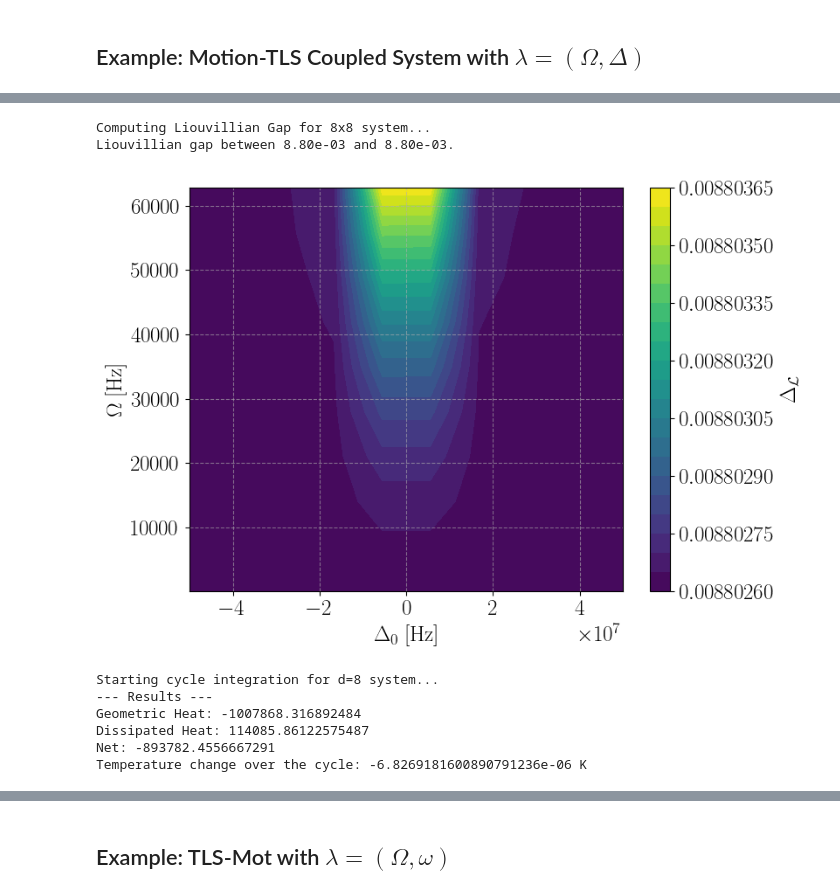
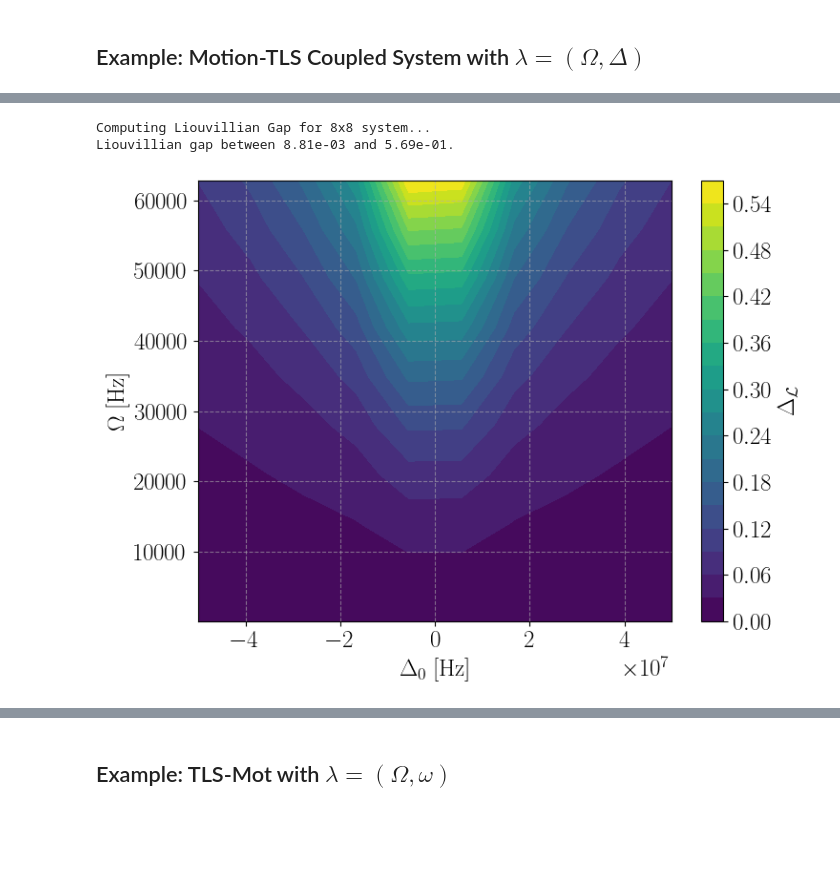
Before and after one commit to JGarwola/Cooling-Rubidium-atoms, a Jupyter notebook: Rb73_atom.ipynb, the cells around one changed output, grey strips where cells are left out. Drawn from its saved outputs; the diff is of its cells as text; code cells hidden in the pictures; blank space fills up the shorter version.

```diff
--- a/Rb73_atom.ipynb
+++ b/Rb73_atom.ipynb
@@ -217,49 +228,33 @@ def diss_ex1(r):
         return diss_motion_tls(r)(delta_0, omega_rabi, 2 * np.pi * 500)
     return func
 
-p1_grid_mtls, p2_grid_mtls, curvature_mtls, max_val_mtls = old_heat_curvature(
-    H_ex1, H_ref_ex1, diss_ex1,
-    ranges=[Delta0_range, Omega_range],
-    points=10
-)
+# p1_grid_mtls, p2_grid_mtls, curvature_mtls, max_val_mtls = old_heat_curvature(
+#     H_ex1, H_ref_ex1, diss_ex1,
+#     ranges=[Delta0_range, Omega_range],
+#     points=10
+# )
 
-# Plot Heat Curvature
-fig = plt.figure(figsize=(8, 6))
-ax = fig.add_axes([0.1, 0.08, 0.8, 0.75])
-cp = ax.contourf(p1_grid_mtls, p2_grid_mtls, curvature_mtls, levels=20, cmap='coolwarm')
-cax = fig.add_axes([0.1, 0.87, 0.8, 0.05])
-mantissa, exp = f"{max_val_mtls:.2e}".split('e')
-cbar = fig.colorbar(cp, cax=cax, orientation='horizontal',
-    label=rf'$\mathcal{{F}}^Q \times {mantissa} \times 10^{{{int(exp)}}} \; \mathrm{{[J/Hz^2]}}$')
-cbar.ax.xaxis.set_label_position('top')
-cbar.ax.xaxis.tick_top()
-ax.set_xlabel(r'$\Delta_0 \; \mathrm{[Hz]}$')
-ax.set_ylabel(r'$\Omega \; \mathrm{[Hz]}$')
-plt.savefig('figures/motion_tls_Delta_Omega.pdf', bbox_inches='tight')
-plt.show()
+# # Plot Heat Curvature
+# fig = plt.figure(figsize=(8, 6))
+# ax = fig.add_axes([0.1, 0.08, 0.8, 0.75])
+# cp = ax.contourf(p1_grid_mtls, p2_grid_mtls, curvature_mtls, levels=20, cmap='coolwarm')
+# cax = fig.add_axes([0.1, 0.87, 0.8, 0.05])
+# mantissa, exp = f"{max_val_mtls:.2e}".split('e')
+# cbar = fig.colorbar(cp, cax=cax, orientation='horizontal',
+#     label=rf'$\mathcal{{F}}^Q \times {mantissa} \times 10^{{{int(exp)}}} \; \mathrm{{[J/Hz^2]}}$')
+# cbar.ax.xaxis.set_label_position('top')
+# cbar.ax.xaxis.tick_top()
+# ax.set_xlabel(r'$\Delta_0 \; \mathrm{[Hz]}$')
+# ax.set_ylabel(r'$\Omega \; \mathrm{[Hz]}$')
+# plt.savefig('figures/motion_tls_Delta_Omega.pdf', bbox_inches='tight')
+# plt.show()
 
 # Liouvillian Gap
-liouvillian_gap(
+gap_min = liouvillian_gap(
     H_ex1,
     diss_ex1,
     params=[r'$\Delta_0 \; \mathrm{[Hz]}$', r'$\Omega \; \mathrm{[Hz]}$'],
     ranges=[Delta0_range, Omega_range],
     points=10
 )
-
-# Cycle heats
-q_geo_mtls, q_diss_mtls = compute_cycle_heats(
-    H_ex1,
-    H_ref_ex1,
-    diss_ex1,
-    p_min=[Delta0_range[1], Omega_range[1]],
-    p_max=[Delta0_range[2], Omega_range[2]],
-    tau=2 * np.pi * 80,
-    points=100,
-    clockwise=True
-)
-
-kB = 1.380649e-23  # Boltzmann constant in J/K
-hbar = 1.0545718e-34  # Reduced Planck constant in J*s
-print("Temperature change over the cycle:", (q_geo_mtls + q_diss_mtls) * hbar / kB, "K")
 # %% [output]
@@ -267,9 +262,3 @@ print("Temperature change over the cycle:", (q_geo_mtls + q_diss_mtls) * hbar /
 Computing Liouvillian Gap for 8x8 system...
-Liouvillian gap between 8.80e-03 and 8.80e-03.
+Liouvillian gap between 8.81e-03 and 5.69e-01.
-[figure, old version]
+[figure, new version]
-Starting cycle integration for d=8 system...
---- Results ---
-Geometric Heat: -1007868.316892484
-Dissipated Heat: 114085.86122575487
-Net: -893782.4556667291
-Temperature change over the cycle: -6.8269181600890791236e-06 K
```
Also changed, not shown: parts of 13 cells of this notebook, 6 other files.
